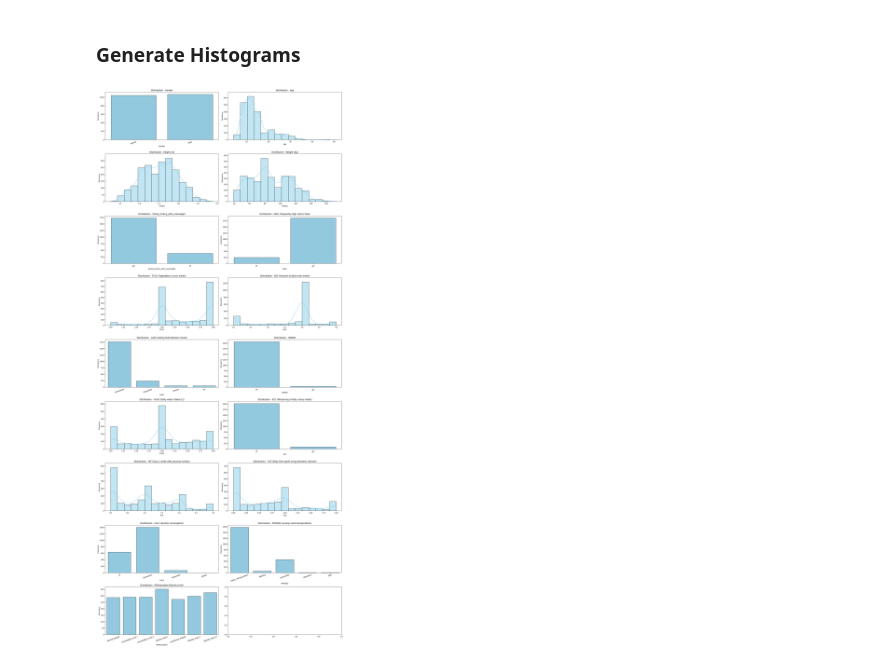
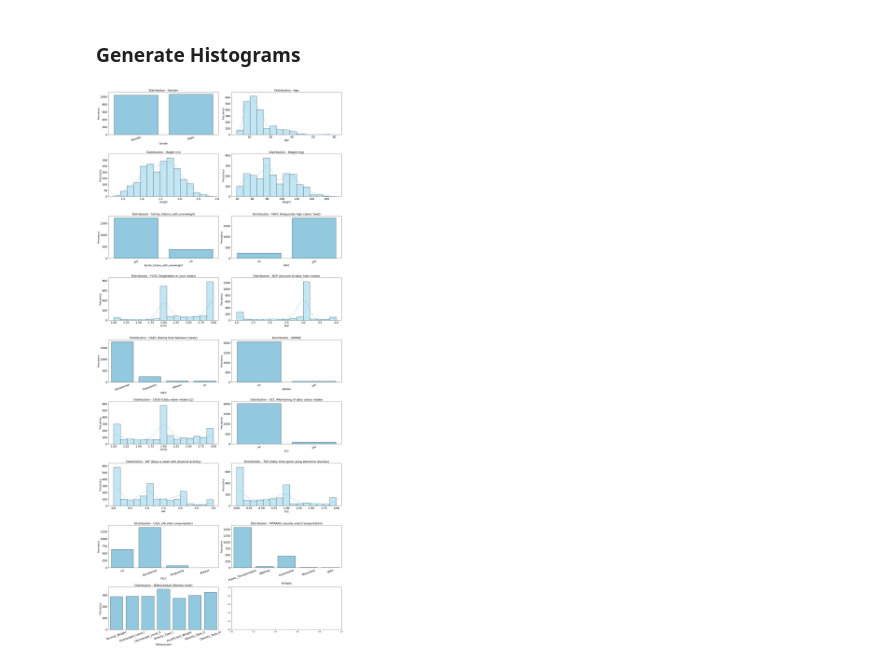
Before and after one commit to richardbinder/MachineLearning2024S, a Jupyter notebook: obesity_dataset/processing_obesity_dataset.ipynb, the cells around one changed output. Cells and saved outputs as stored; diff of their text form; code cells hidden in the pictures.

Commit message:
Histogram obesity V1

```diff
--- a/obesity_dataset/processing_obesity_dataset.ipynb
+++ b/obesity_dataset/processing_obesity_dataset.ipynb
@@ -77,27 +77,30 @@ columns_to_plot = {
 # %% [markdown]
 ### Generate Histograms
 # %%
+charts_per_row = 2
 total_columns = len(columns_to_plot)
-rows = math.ceil(total_columns / 2)
+rows = math.ceil(total_columns / charts_per_row)
 
-fig, axs = plt.subplots(rows, 2, figsize=(20, rows * 5))
+fig, axs = plt.subplots(rows, charts_per_row, figsize=(20, rows * 5))
 
 axs = axs.ravel()
 
 for i, column in enumerate(columns_to_plot):
     if pd.api.types.is_numeric_dtype(obesity_dataset[column]):
         sns.histplot(obesity_dataset[column], kde=True, ax=axs[i], color='skyblue', edgecolor='black', bins=15)
         max_count = max(np.histogram(obesity_dataset[column].dropna(), bins=15)[0])
         axs[i].set_ylim(top=max_count * 1.1)
     else:
         sns.countplot(data=obesity_dataset, x=column, ax=axs[i], color='skyblue', edgecolor='black')
         axs[i].tick_params(axis='x', rotation=20)
 
-    axs[i].set_title(f'Distribution - {columns_to_plot[column]}')
-    axs[i].set_xlabel(column)
-    axs[i].set_ylabel('Frecuency')
+    axs[i].tick_params(axis='y', labelsize=16)
+    axs[i].tick_params(axis='x', labelsize=16)
+    axs[i].set_title(f'Distribution - {columns_to_plot[column]}', fontsize=16)
+    axs[i].set_xlabel(column, fontsize=14)
+    axs[i].set_ylabel('Frecuency', fontsize=14)
 
 plt.tight_layout()
 plt.show()
 # %% [output]
-[figure, old version]
+[figure, new version]
```
Also changed, not shown: 2 other files.
